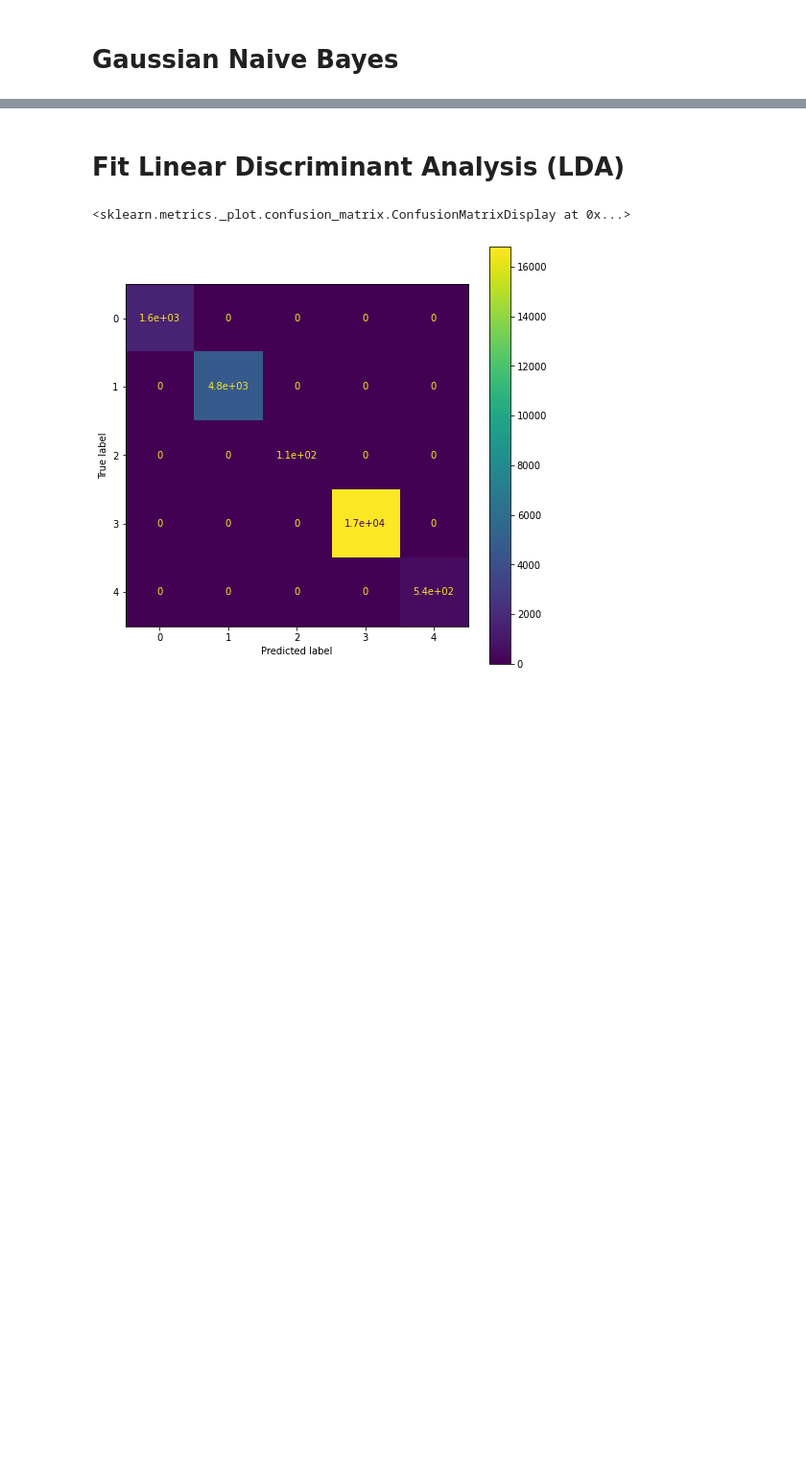
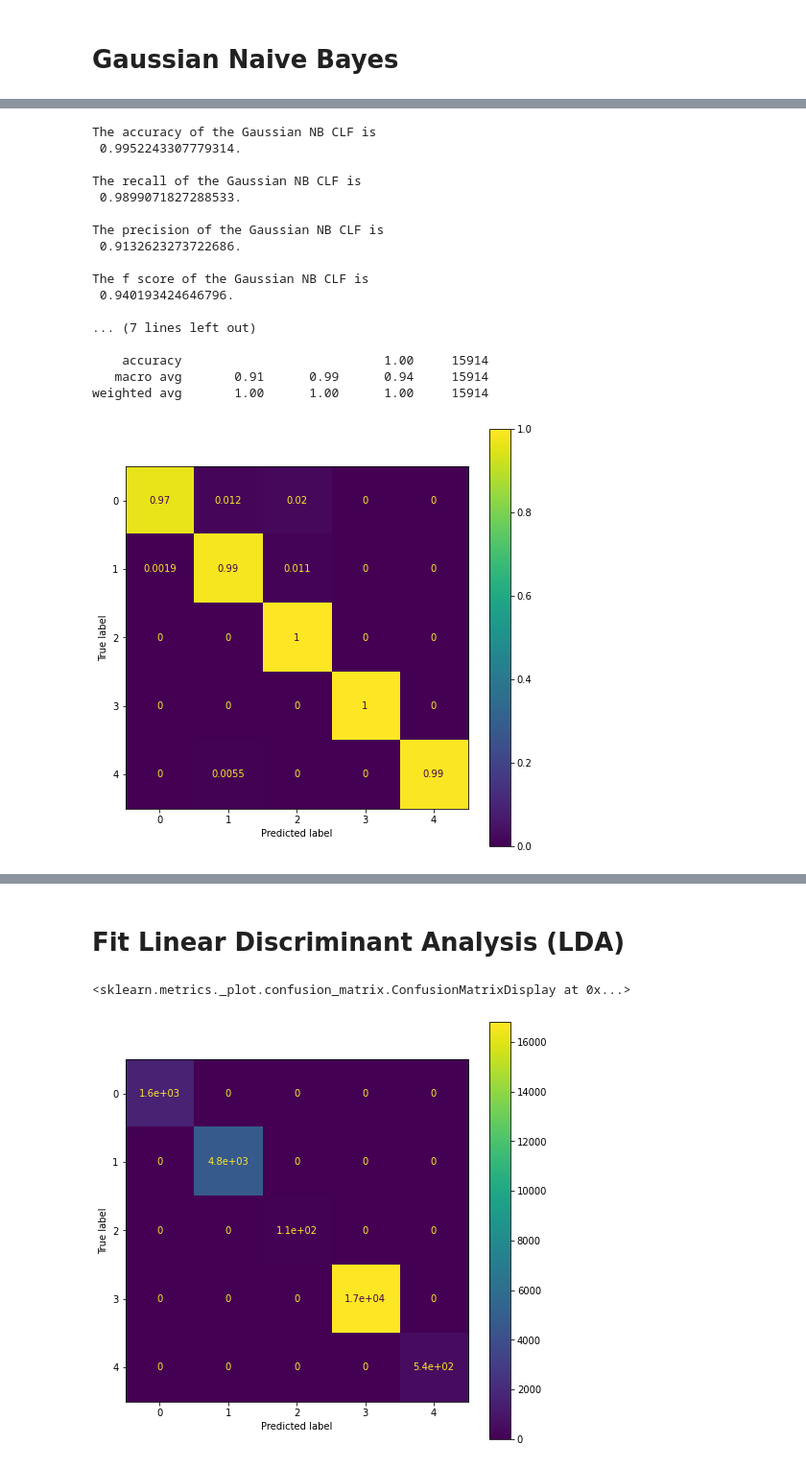
Before and after one commit to Amirosein/AGB-stars-ML-project, a Jupyter notebook: Milestone2/AGB_Project_2.ipynb, the cells around one changed output, grey strips where cells are left out. Shown at 96% size. Cells and saved outputs as stored; diff of their text form; code cells hidden in the pictures; blank space fills up the shorter version.

```diff
--- a/Milestone2/AGB_Project_2.ipynb
+++ b/Milestone2/AGB_Project_2.ipynb
@@ -188,7 +188,7 @@ def plot_learning_curve(estimator, title, X, y, ylim=None, cv=None,
 from sklearn.metrics import confusion_matrix, plot_confusion_matrix, recall_score, precision_score, f1_score, classification_report, precision_recall_curve
 from sklearn.model_selection import train_test_split
 
-def Model_eval(estimator, X, Y, Modelname='', test_size=0.2) :
+def Model_eval(estimator, X, Y, Modelname='', test_size=0.2, normalize='true'):
 
 
     ts = test_size
@@ -204,16 +204,15 @@ def Model_eval(estimator, X, Y, Modelname='', test_size=0.2) :
 
 
     fig, ax = plt.subplots(figsize=(8, 8))
-    plot_confusion_matrix(clf, x_test, y_test,  ax=ax)
+    plot_confusion_matrix(clf, x_test, y_test,  ax=ax, normalize=normalize)
 
     clf_report = classification_report(y_test, clf.predict(x_test),zero_division=0)
     print(clf_report)
 
-    y_predicted = clf.decision_function(x_test).T
-
     return
 
 '''
+    y_predicted = clf.decision_function(x_test).T
     plt_title = f'Precision-Recall Curve \n {Modelname} with a rbf kernel\n'
     x_label = 'Recall'
     y_label = 'Precision'
@@ -290,3 +247,25 @@ plt.show()
+# %%
+Model_eval(GaussianNB(), X_pm, Y_O.values.ravel(),
+           normalize='true', Modelname='Gaussian NB')
+# %% [output]
+The accuracy of the Gaussian NB CLF is
+ 0.9952243307779314.
+
+The recall of the Gaussian NB CLF is
+ 0.9899071827288533.
+
+The precision of the Gaussian NB CLF is
+ 0.9132623273722686.
+
+The f score of the Gaussian NB CLF is
+ 0.940193424646796.
+
+... (7 lines left out)
+
+    accuracy                           1.00     15914
+   macro avg       0.91      0.99      0.94     15914
+weighted avg       1.00      1.00      1.00     15914
+[figure, added]
 # %%
 title = "Learning Curves (Naive Bayes)"
 
```
Also changed, not shown: parts of 7 cells of this notebook.
